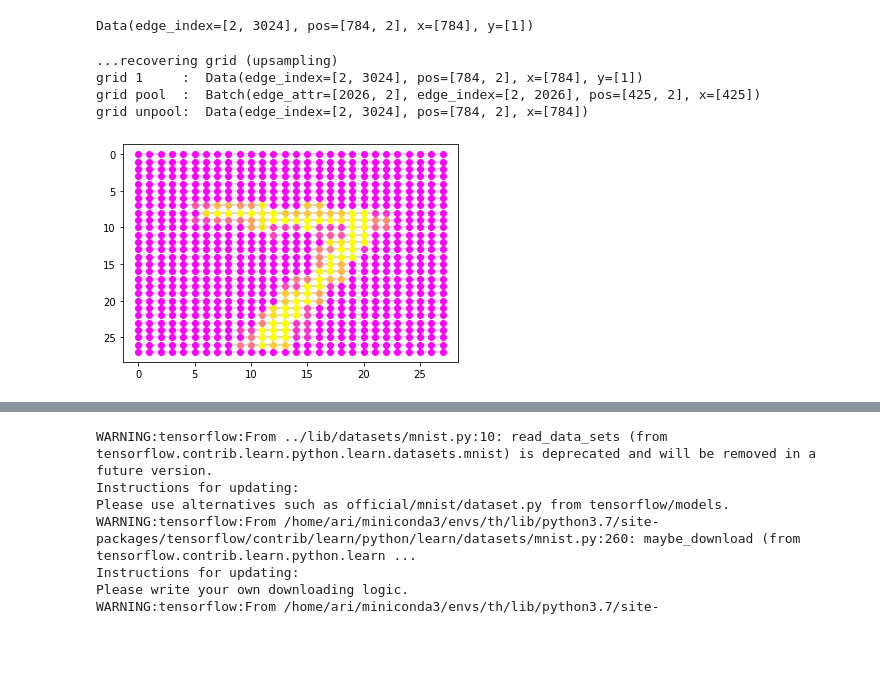
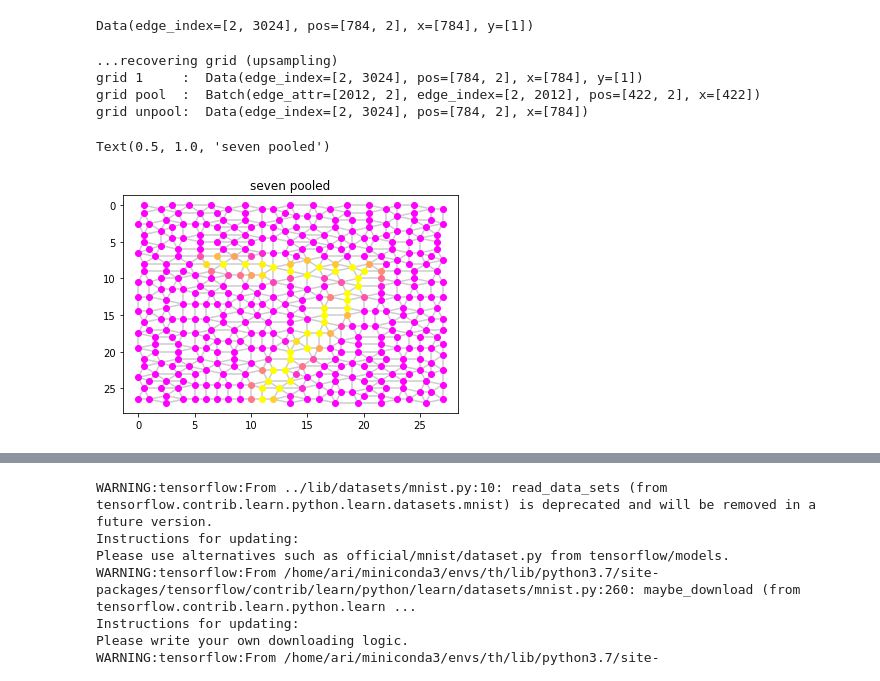
Before and after one commit to aiporre/gcn_segmentation, a Jupyter notebook: examples/Pooling and unpooling layers.ipynb, the cells around one changed output, grey strips where cells are left out. Drawn from its saved outputs; the diff is of its cells as text; code cells hidden in the pictures; blank space fills up the shorter version.

```diff
--- a/examples/Pooling and unpooling layers.ipynb
+++ b/examples/Pooling and unpooling layers.ipynb
@@ -204,16 +216,17 @@ data, cluster = cluster_grid(grid)
 # %%
 print('...recovering grid (upsampling)')
 print('grid 1     : ', grid)
 print('grid pool  : ', data)
 
 grid_recovered = recover_grid(data, pos=grid.pos, edge_index=grid.edge_index, cluster=cluster)
 
 print('grid unpool: ',grid_recovered)
-
-plot_tensor(grid_recovered)
+plot_tensor(data)
+plt.title('seven pooled')
 # %% [output]
 ...recovering grid (upsampling)
 grid 1     :  Data(edge_index=[2, 3024], pos=[784, 2], x=[784], y=[1])
-grid pool  :  Batch(edge_attr=[2026, 2], edge_index=[2, 2026], pos=[425, 2], x=[425])
+grid pool  :  Batch(edge_attr=[2012, 2], edge_index=[2, 2012], pos=[422, 2], x=[422])
 grid unpool:  Data(edge_index=[2, 3024], pos=[784, 2], x=[784])
+Text(0.5, 1.0, 'seven pooled')
-[figure, old version]
+[figure, new version]
```
Also changed, not shown: parts of 24 cells of this notebook, 3 other files.
